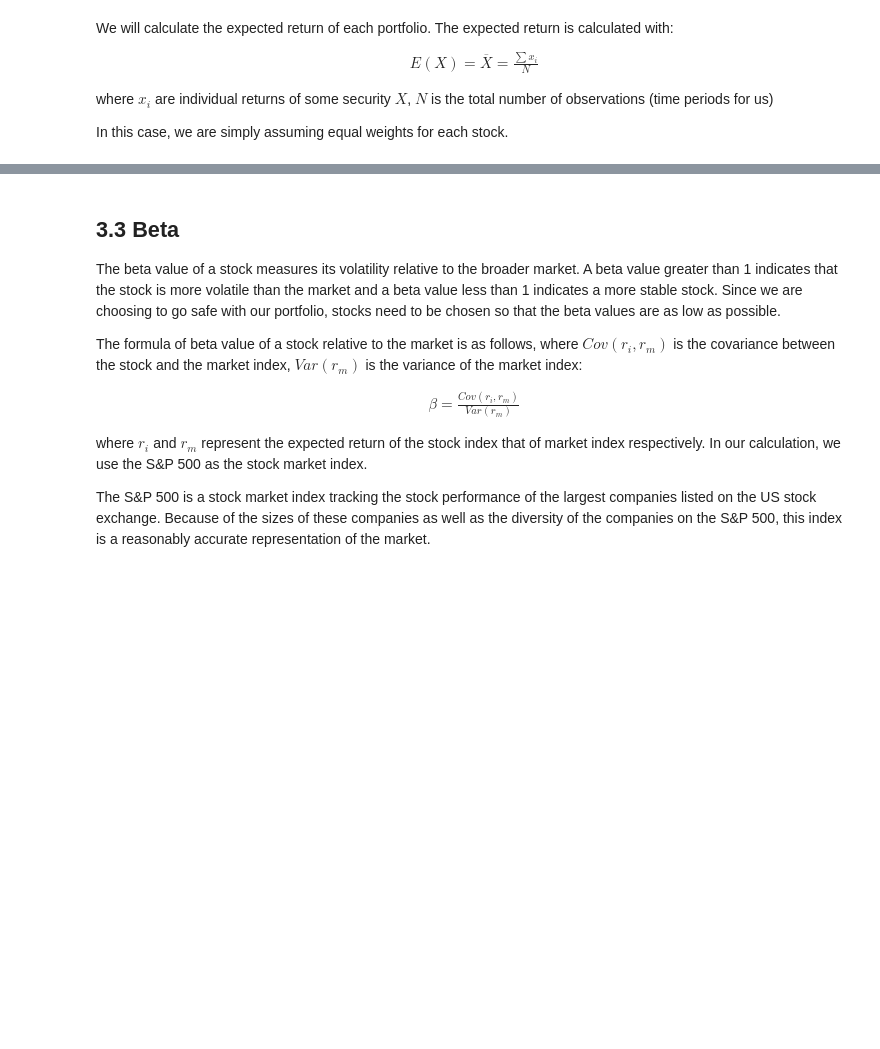
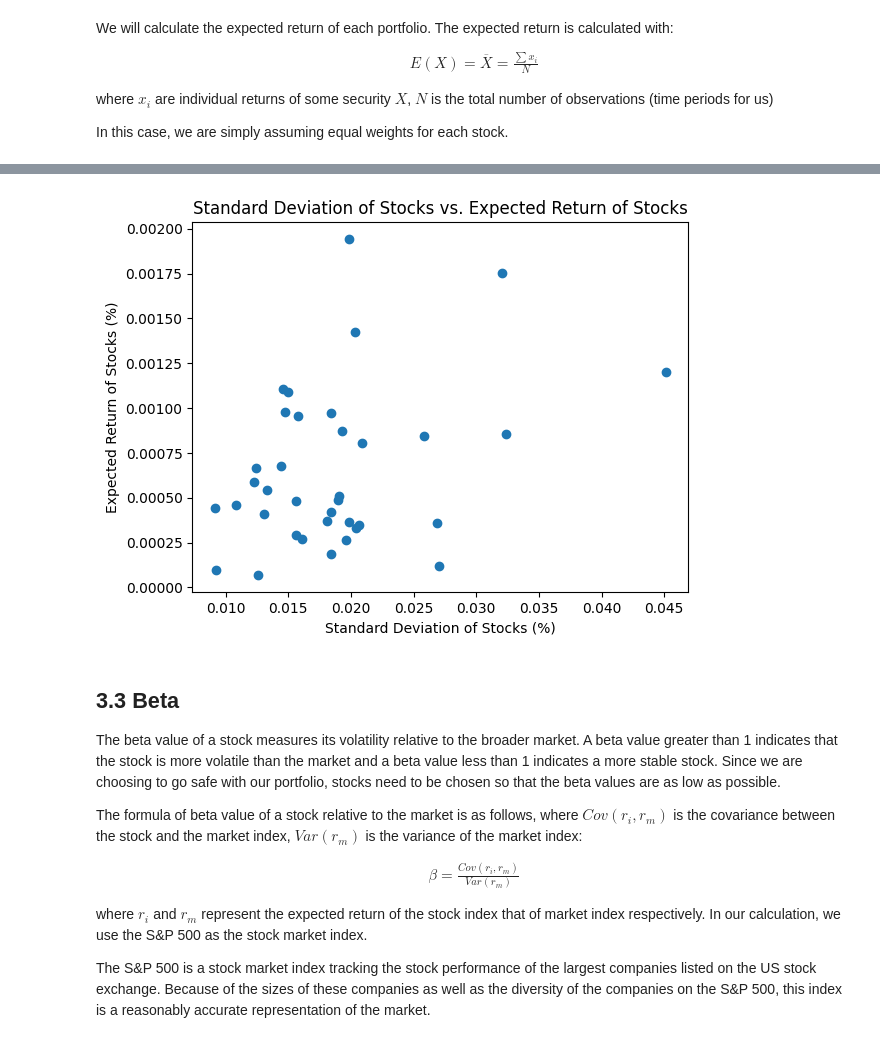
Before and after one commit to Zemelware/robo_stock_advisor, a Jupyter notebook: robo_stock_advisor.ipynb, the cells around one changed output, grey strips where cells are left out. Saved outputs shown, nothing was run; the diff lists cells and outputs as text; code cells hidden in the pictures; blank space fills up the shorter version.

```diff
--- a/robo_stock_advisor.ipynb
+++ b/robo_stock_advisor.ipynb
@@ -271,6 +277,7 @@ def get_std_returns(stocks):
 
     std_returns = {}
 
+    # Add standard deviation of each stock to DataFrame
     for stock in stocks:
         stock_std = daily_returns[stock].std()
         std_returns[stock] = stock_std
@@ -278,8 +285,11 @@ def get_std_returns(stocks):
     stock_std_returns = pd.DataFrame(std_returns.items(), columns=["ticker", "std"])
     return stock_std_returns
 
-stock_std_returns = get_std_returns(daily_returns)
+# Get standard deviation of stock returns
+stock_std_returns = get_std_returns(filtered_tickers)
+
+# Sort from lowest to highest standard deviation
 sorted_stock_std_returns = stock_std_returns.sort_values(by="std").reset_index(drop=True)
-display(sorted_stock_std_returns)
+display(sorted_stock_std_returns.head(num_stocks))
 # %%
 # Get stocks with lowest standard deviations
@@ -360,13 +404,10 @@ print(l_exp_returns_stocks)
 # %%
-# Graph the relationship between standard deviation vs. expected returns for individual stocks
-expeceted_returns = abs(stock_expected_returns["expected_return"])
-stds = stock_std_returns["std"]
-
-plt.scatter(stds, expeceted_returns)
-plt.title("Standard Deviation vs. Expected Returns of Stocks")
-plt.xlabel("Standard Deviation")
-plt.ylabel("Expected Returns")
-plt.show()
+# Graph the correlation between the standard deviation and expected returns for stocks
+stock_stds = stock_std_returns["std"]
+stock_ers = abs(stock_expected_returns["expected_return"])
+graph_relationship(stock_stds, stock_ers, "Standard Deviation of Stocks", "Expected Return of Stocks")
+# %% [output]
+[figure, added]
 # %% [markdown]
 ## 3.3 Beta
 The beta value of a stock measures its volatility relative to the broader market. A beta value greater than 1 indicates that the stock is more volatile than the market and a beta value less than 1 indicates a more stable stock. Since we are choosing to go safe with our portfolio, stocks need to be chosen so that the beta values are as low as possible.
```
Also changed, not shown: parts of 19 cells of this notebook.
